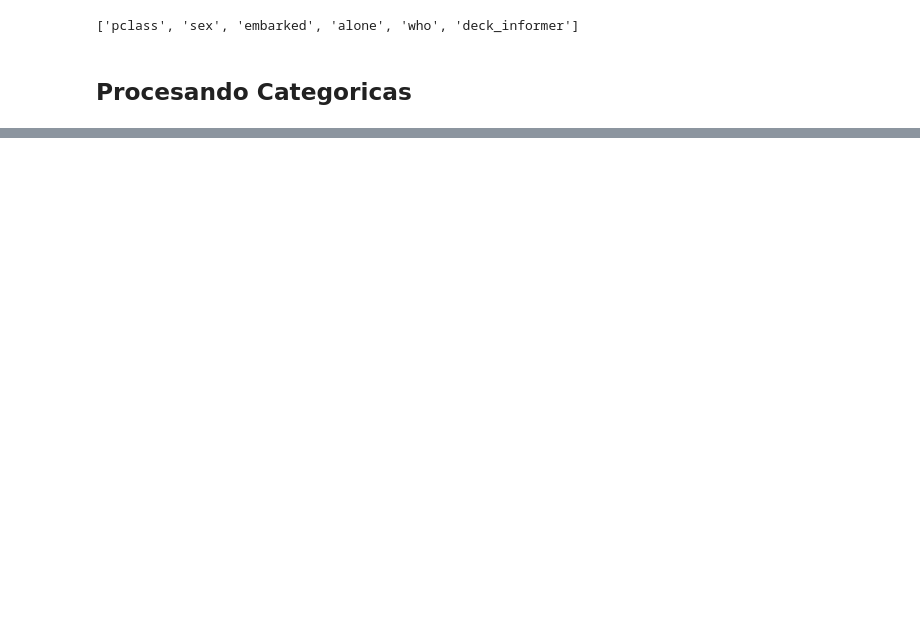
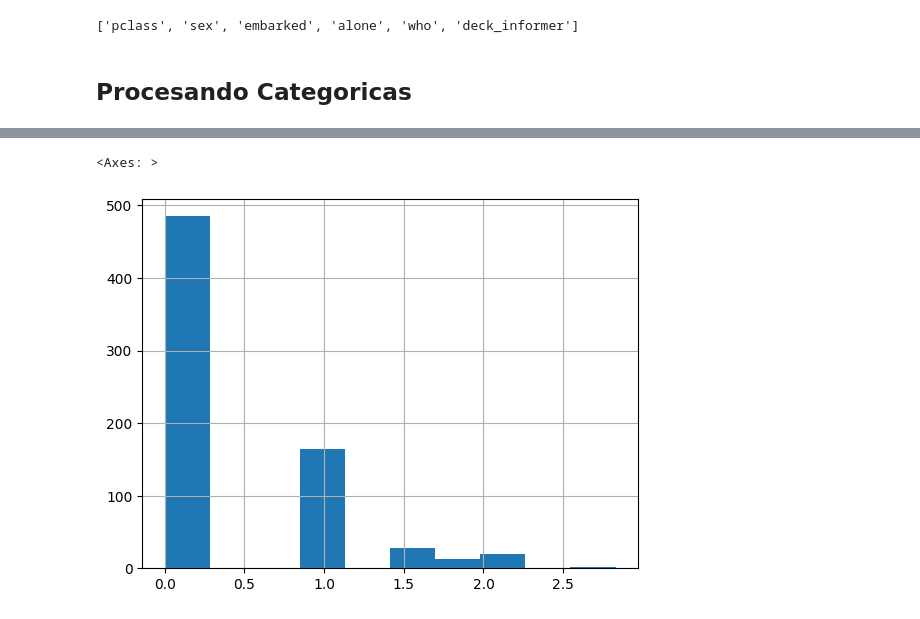
Before and after one commit to RobertoPE1/DS_ONLINE_ROBERTO, a Jupyter notebook: 04_Machine_Learning/Sprint_10/Unidad_02_ML_Supervisado_Clasificacion_Regresion_Logistica/03_Practica_Obligatoria/18_Practica_Obligatoria_Clasificacion_Regresion_Logistica.ipynb, the cells around one changed output, grey strips where cells are left out. Drawn from its saved outputs; the diff is of its cells as text; code cells hidden in the pictures; blank space fills up the shorter version.

```diff
--- a/04_Machine_Learning/Sprint_10/Unidad_02_ML_Supervisado_Clasificacion_Regresion_Logistica/03_Practica_Obligatoria/18_Practica_Obligatoria_Clasificacion_Regresion_Logistica.ipynb
+++ b/04_Machine_Learning/Sprint_10/Unidad_02_ML_Supervisado_Clasificacion_Regresion_Logistica/03_Practica_Obligatoria/18_Practica_Obligatoria_Clasificacion_Regresion_Logistica.ipynb
@@ -341,0 +401,5 @@ features_cat
+# %%
+train_set["sibsp"].apply(np.sqrt).hist()
+# %% [output]
+<Axes: >
+[figure, added]
```
Also changed, not shown: parts of 31 cells of this notebook.
